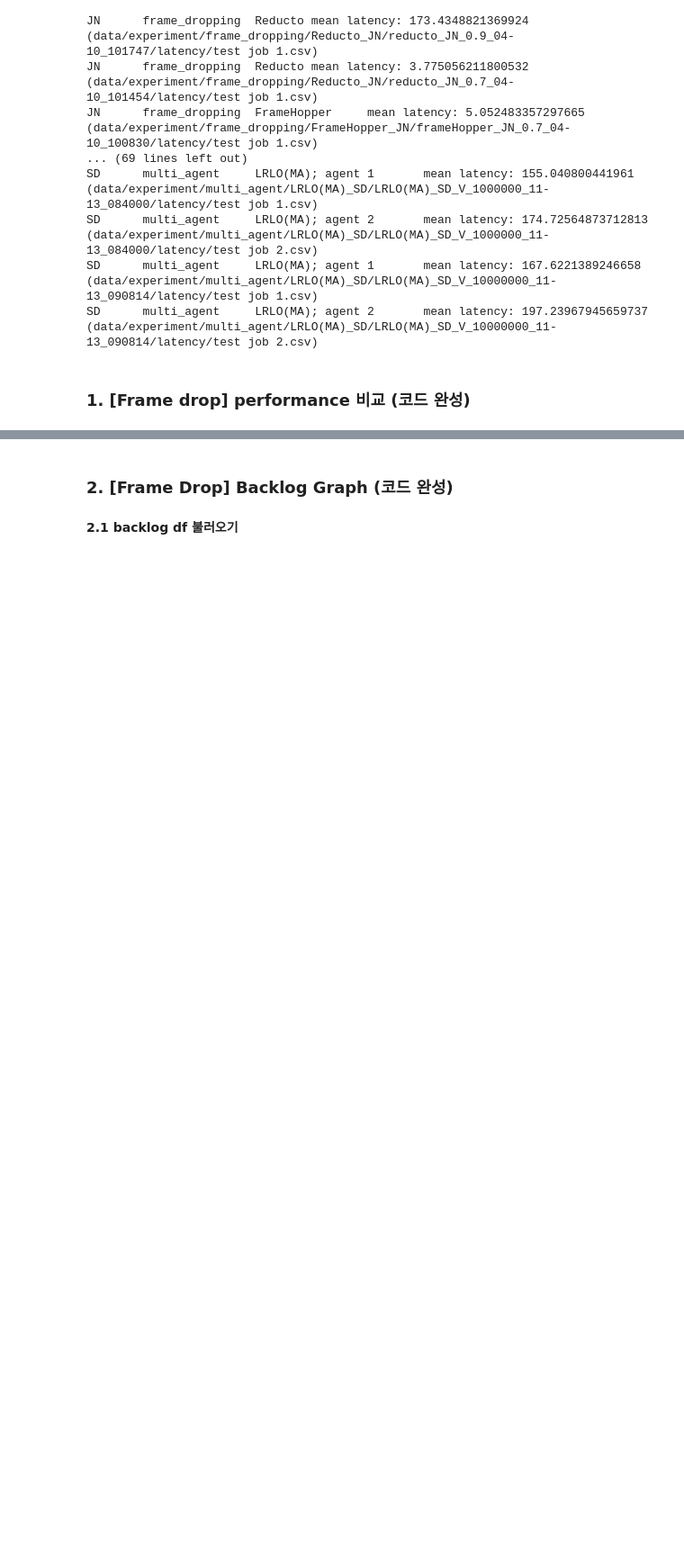
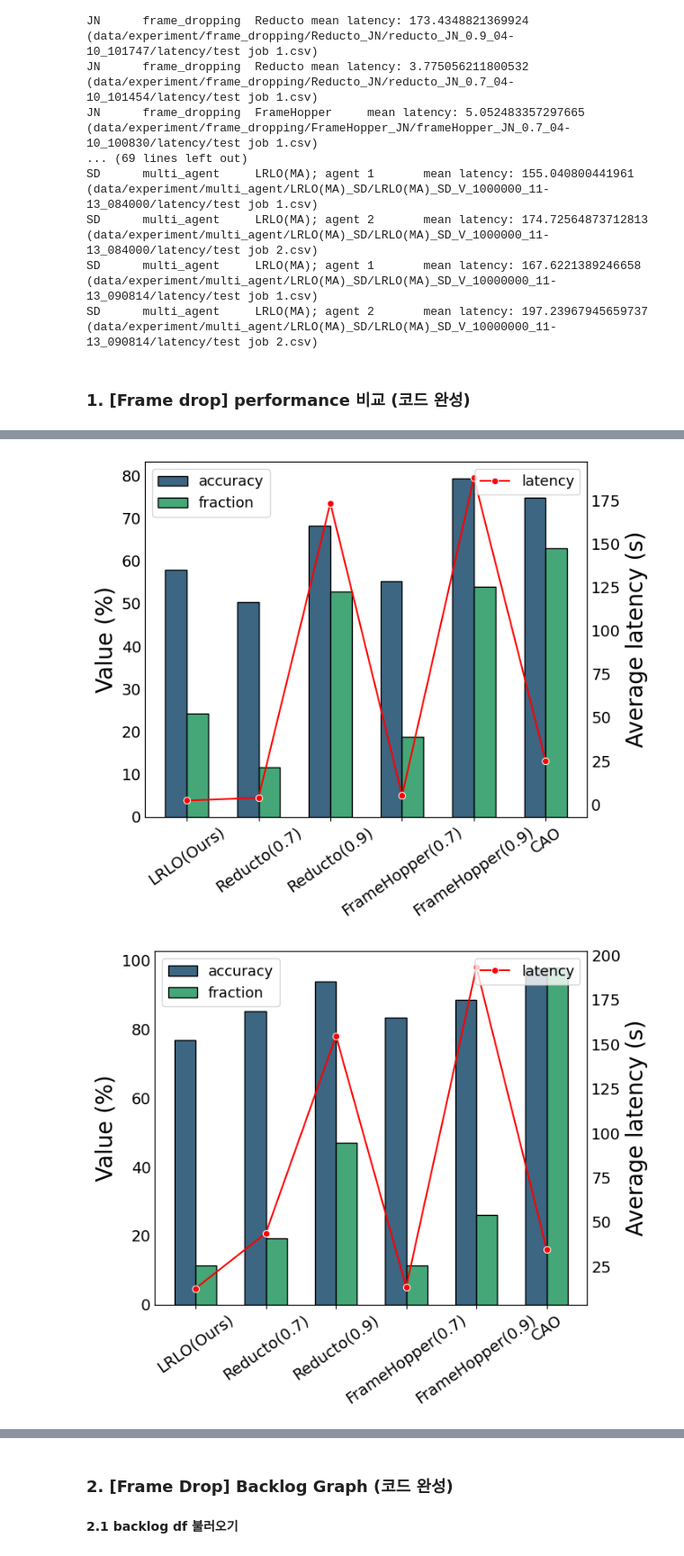
Before and after one commit to webb-c/Visualization-is-All-you-Need, a Jupyter notebook: LRLO_revision.ipynb, the cells around one changed output, grey strips where cells are left out. Shown at 90% size. Drawn from its saved outputs; the diff is of its cells as text; code cells hidden in the pictures; blank space fills up the shorter version.

```diff
--- a/LRLO_revision.ipynb
+++ b/LRLO_revision.ipynb
@@ -159,43 +177,48 @@ drop_df
 # %%
 from matplotlib.ticker import FuncFormatter
 
-axis_size = 13
-label_size = 15
+legend_size = 13
+axis_size = 14
+label_size = 20
 
 drop_df['method_with_target'] = drop_df.apply(
     lambda row: "LRLO(Ours)" if row['method'] == "LRLO" else (f"{row['method']}({row['target_f1']})" if not pd.isna(row['target_f1']) else row['method']),
     axis=1
 )
+drop_df.rename(columns={'f1_score': 'accuracy'}, inplace=True)
 datasets = drop_df['dataset'].unique()
 
 for dataset in datasets:
     subset = drop_df[drop_df['dataset'] == dataset]
 
-    melted_df = subset.melt(id_vars=['method_with_target'], value_vars=['f1_score', 'fraction'],
+    melted_df = subset.melt(id_vars=['method_with_target'], value_vars=['accuracy', 'fraction'],
                             var_name='Metric', value_name='Value')
 
     fig, ax = plt.subplots(figsize=(7.2, 6))
 
     sns.barplot(data=melted_df, x='method_with_target', y='Value', hue='Metric', palette="viridis", ax=ax,  width=0.6, edgecolor='0')
     ax2 = ax.twinx()
     sns.lineplot(data=subset, x='method_with_target', y='latency', color="red", marker="o", label='latency', ax=ax2)
 
     # 축과 레이블 설정
     ax.set_xlabel('')
     ax.set_ylabel('Value (%)', fontsize=label_size)
     ax2.set_ylabel('Average latency (s)', fontsize=label_size)
 
     ax.tick_params(axis='x', rotation=35, labelsize=axis_size)
 
     ax.yaxis.set_major_formatter(FuncFormatter(lambda y, _: f'{y * 100:.0f}'))  # 예: 0.1 -> 10
 
     # y축 tick 폰트 크기 조정
-    ax.tick_params(axis='y', labelsize=axis_size)
-    ax2.tick_params(axis='y', labelsize=axis_size)
+    ax.tick_params(axis='y', labelsize=axis_size, size=0, which='both')
+    ax2.tick_params(axis='y', labelsize=axis_size, size=0, which='both')
 
     # 범례 폰트 크기 조정
-    ax.legend(loc='upper left', fontsize=axis_size)
-    ax2.legend(loc='upper right', fontsize=axis_size)
+    ax.legend(loc='upper left', fontsize=legend_size)
+    ax2.legend(loc='upper right', fontsize=legend_size)
 
     plt.tight_layout()
     plt.show()
+# %% [output]
+[figure, added]
+[figure, added]
```
Also changed, not shown: parts of 17 cells of this notebook, 1 other file.
